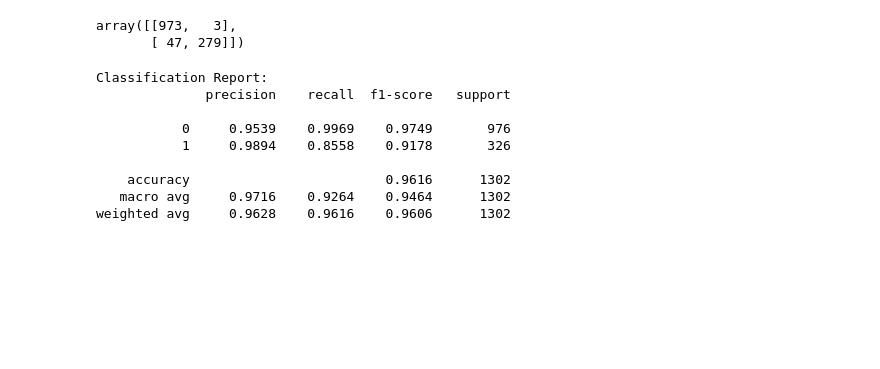
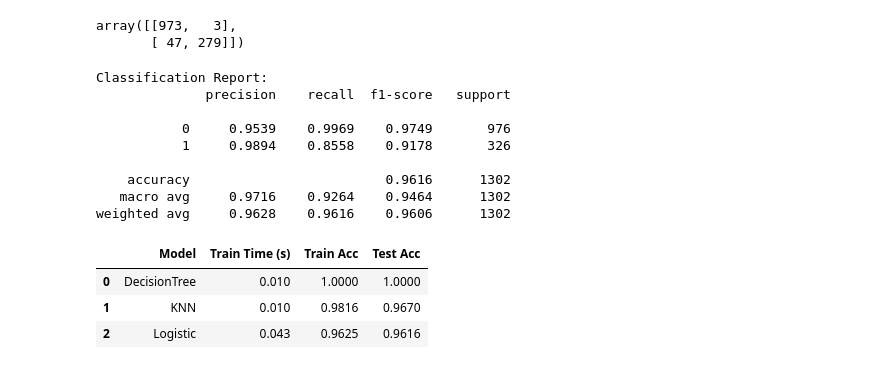
Before and after one commit to nbardhan/Capstone-1, a Jupyter notebook: capstone.ipynb, the cells around one changed output. Saved outputs shown, nothing was run; the diff lists cells and outputs as text; code cells hidden in the pictures; blank space fills up the shorter version.

```diff
--- a/capstone.ipynb
+++ b/capstone.ipynb
@@ -281,3 +281,33 @@ Classification Report:
     accuracy                         0.9616      1302
    macro avg     0.9716    0.9264    0.9464      1302
 weighted avg     0.9628    0.9616    0.9606      1302
+# %%
+# Cell 11 - compare simple models (fast)
+from sklearn.neighbors import KNeighborsClassifier
+from sklearn.tree import DecisionTreeClassifier
+
+models = {
+    'Logistic': pipe,
+    'KNN': Pipeline([('scaler', StandardScaler()), ('clf', KNeighborsClassifier())]),
+    'DecisionTree': DecisionTreeClassifier(random_state=42)
+}
+
+rows = []
+for name, m in models.items():
+    t0 = time.time()
+    m.fit(X_train, y_train)
+    t1 = time.time()
+    rows.append({
+        'Model': name,
+        'Train Time (s)': round(t1 - t0, 3),
+        'Train Acc': round(m.score(X_train, y_train), 4),
+        'Test Acc': round(m.score(X_test, y_test), 4)
+    })
+results_df = pd.DataFrame(rows).sort_values('Test Acc', ascending=False).reset_index(drop=True)
+display(results_df)
+results_df.to_csv("baseline_model_comparison.csv", index=False)
+# %% [output]
+|  | Model | Train Time (s) | Train Acc | Test Acc |
+| 0 | DecisionTree | 0.010 | 1.0000 | 1.0000 |
+| 1 | KNN | 0.010 | 0.9816 | 0.9670 |
+| 2 | Logistic | 0.043 | 0.9625 | 0.9616 |
```
Also changed, not shown: parts of 2 cells of this notebook, 4 other files.
